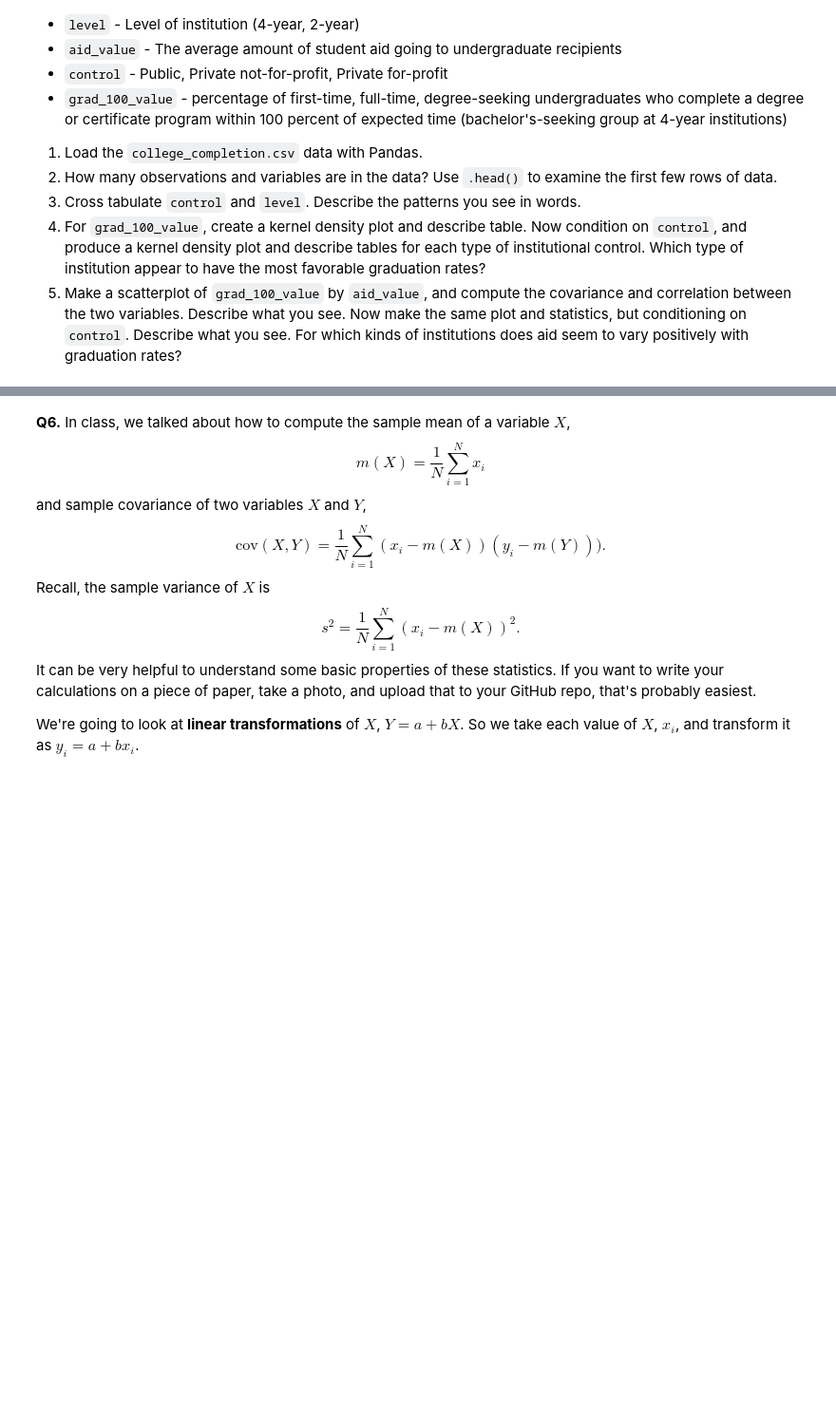
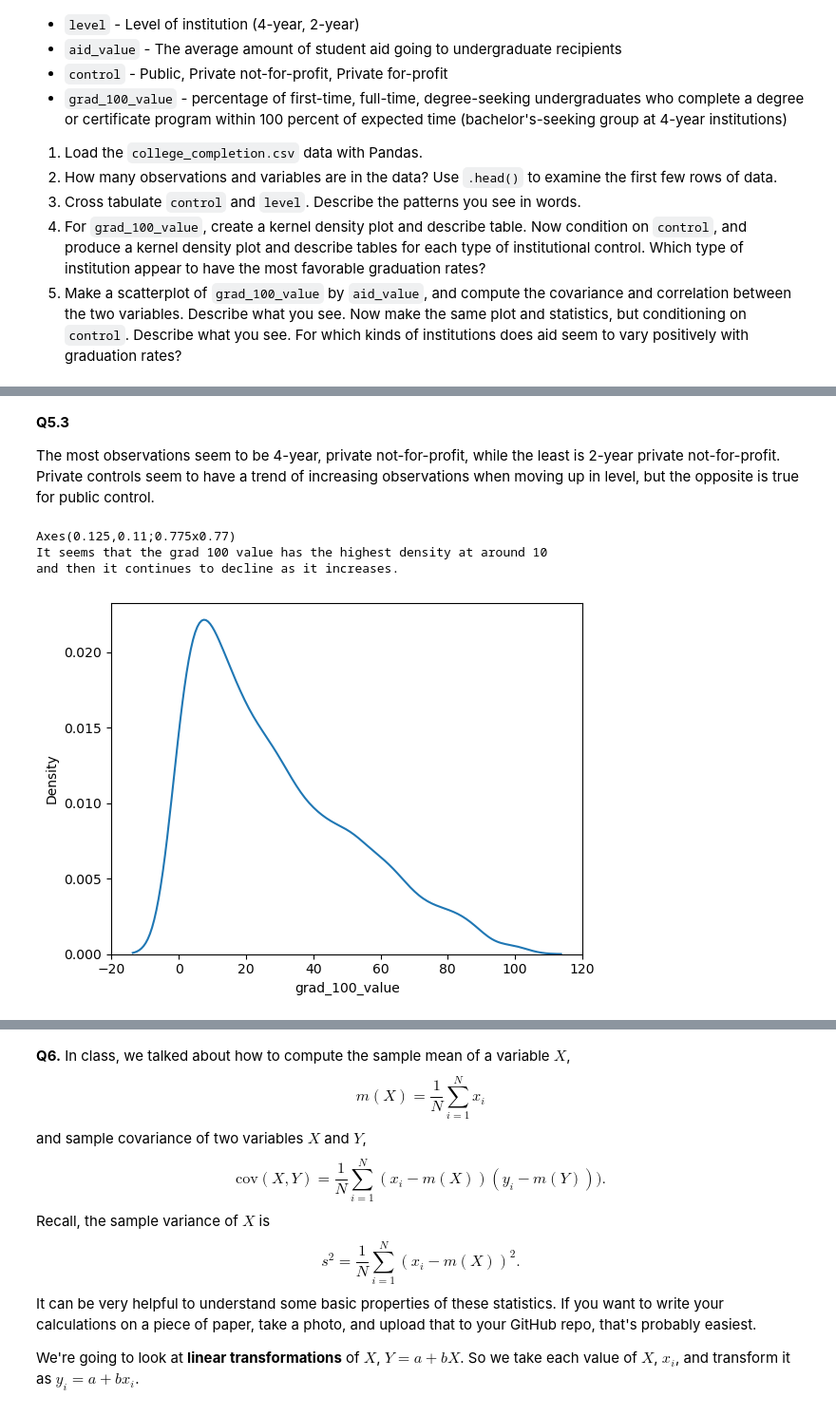
Before and after one commit to imthatpiggy/undergrad_ml_assignments, a Jupyter notebook: 01_assignment_wrangling_and_eda.ipynb, the cells around one changed output, grey strips where cells are left out. Shown at 95% size. Cells and saved outputs as stored; diff of their text form; code cells hidden in the pictures; blank space fills up the shorter version.

```diff
--- a/01_assignment_wrangling_and_eda.ipynb
+++ b/01_assignment_wrangling_and_eda.ipynb
@@ -434,0 +441,16 @@ college.head()
+# %% [markdown]
+**Q5.3**
+
+The most observations seem to be 4-year, private not-for-profit, while the least is 2-year private not-for-profit. Private controls seem to have a trend of increasing observations when moving up in level, but the opposite is true for public control.
+# %%
+#5.4
+
+print(sns.kdeplot(college['grad_100_value']))
+
+print('It seems that the grad 100 value has the highest density at around 10\n' \
+'and then it continues to decline as it increases.')
+# %% [output]
+Axes(0.125,0.11;0.775x0.77)
+It seems that the grad 100 value has the highest density at around 10
+and then it continues to decline as it increases.
+[figure, added]
```
Also changed, not shown: parts of 8 cells of this notebook, 1 other file.
